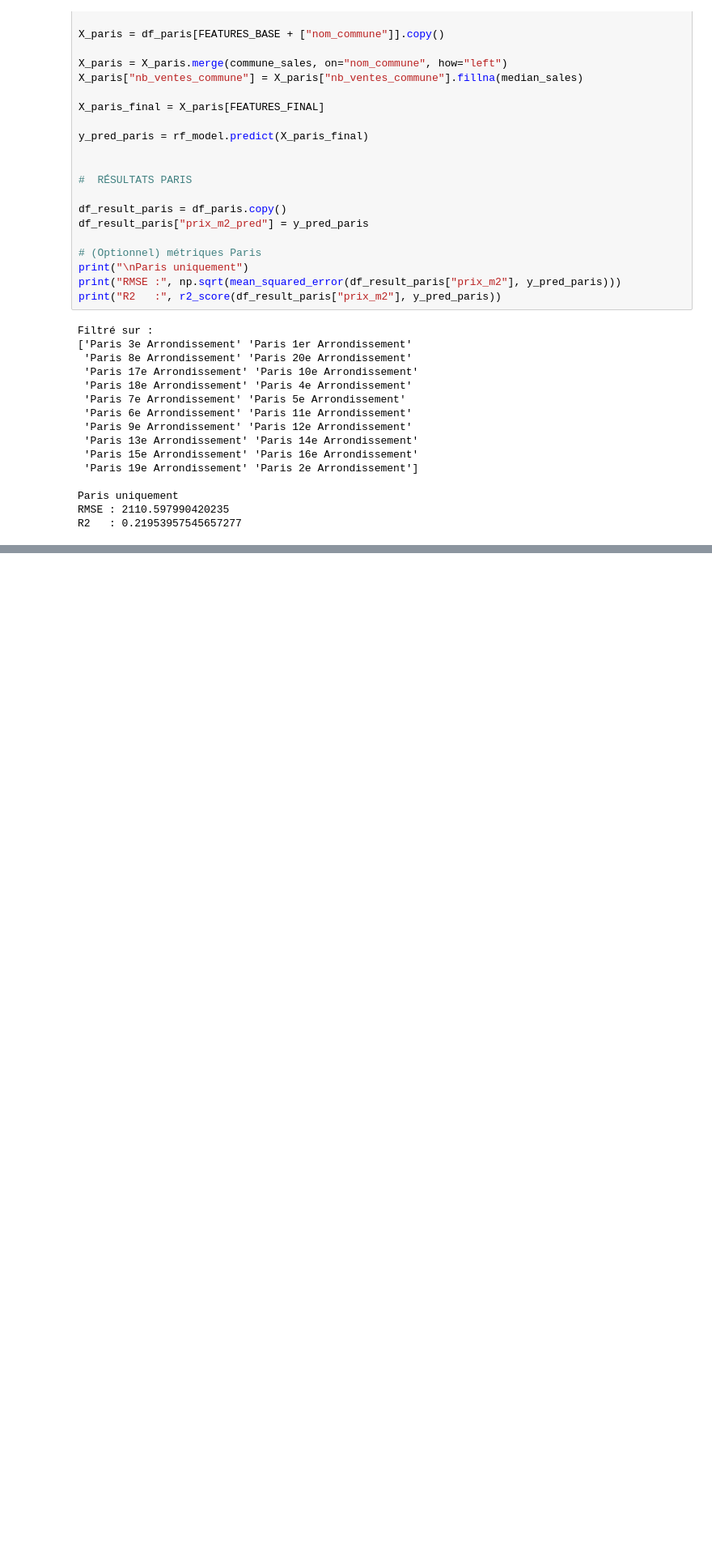
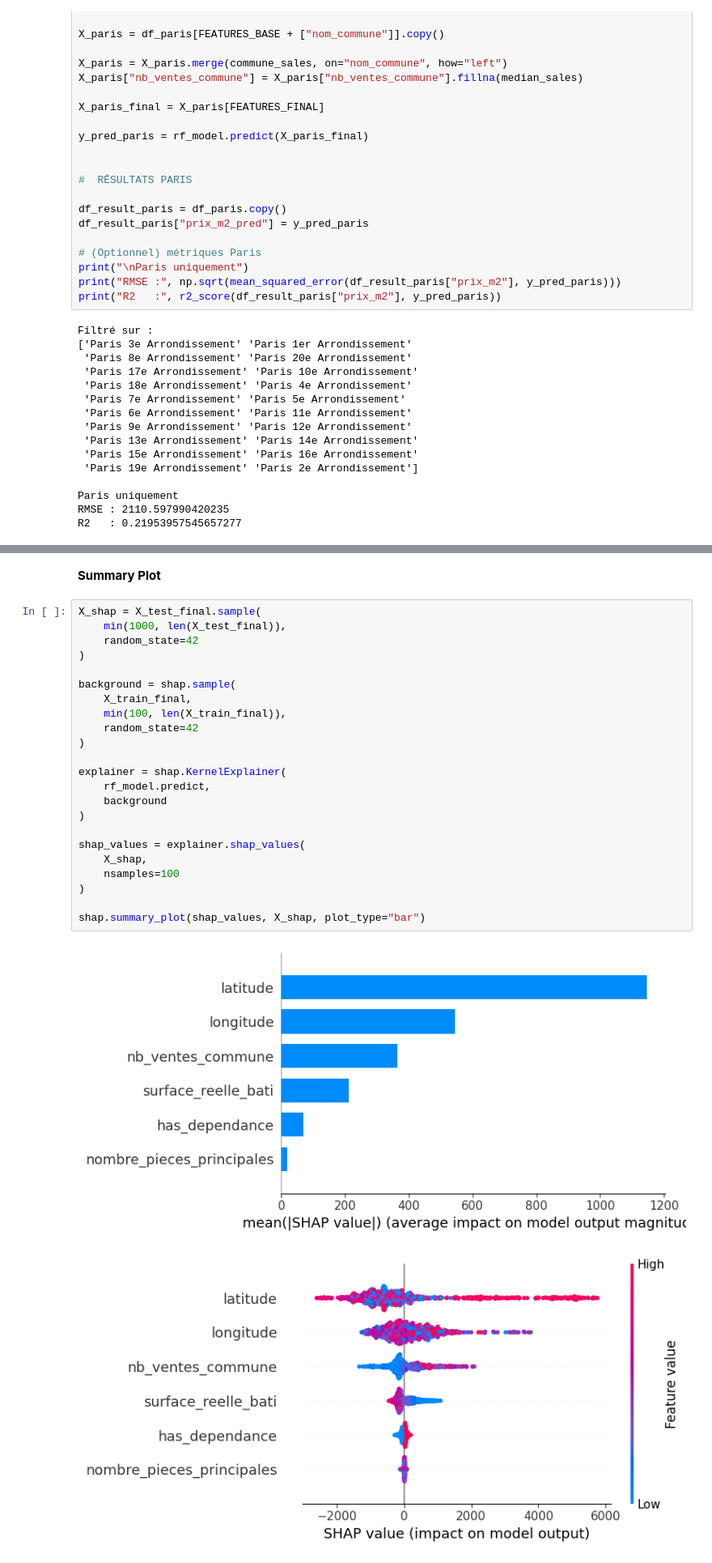
Before and after one commit to standemdem/compagnon-immobilier, a Jupyter notebook: notebooks/04_prediction_full_2020.ipynb, the cells around one changed output, grey strips where cells are left out. Shown at 81% size. Saved outputs shown, nothing was run; the diff lists cells and outputs as text; blank space fills up the shorter version.

```diff
--- a/notebooks/04_prediction_full_2020.ipynb
+++ b/notebooks/04_prediction_full_2020.ipynb
@@ -405,0 +441,28 @@ R2   : 0.21953957545657277
+# %% [markdown]
+**Summary Plot**
+# %%
+X_shap = X_test_final.sample(
+    min(1000, len(X_test_final)),
+    random_state=42
+)
+
+background = shap.sample(
+    X_train_final,
+    min(100, len(X_train_final)),
+    random_state=42
+)
+
+explainer = shap.KernelExplainer(
+    rf_model.predict,
+    background
+)
+
+shap_values = explainer.shap_values(
+    X_shap,
+    nsamples=100
+)
+
+shap.summary_plot(shap_values, X_shap, plot_type="bar")
+# %% [output]
+[figure, added]
+[figure, added]
```
Also changed, not shown: parts of 16 cells of this notebook.
